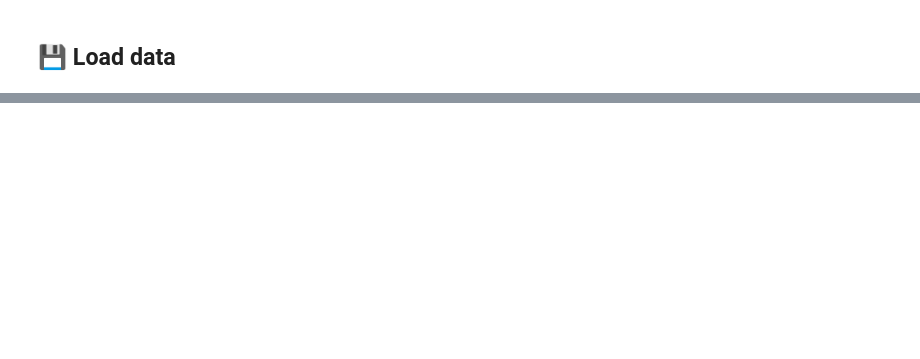
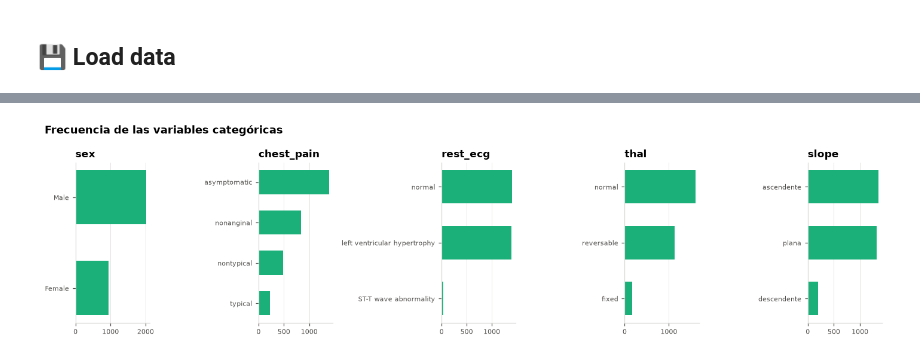
Before and after one commit to CarlosP1005/Heart---Data-Science-Project, a Jupyter notebook: notebooks/Exploracion_datos-cjps-2026-08-17.ipynb, the cells around one changed output, grey strips where cells are left out. Cells and saved outputs as stored; diff of their text form; code cells hidden in the pictures; blank space fills up the shorter version.

```diff
--- a/notebooks/Exploracion_datos-cjps-2026-08-17.ipynb
+++ b/notebooks/Exploracion_datos-cjps-2026-08-17.ipynb
@@ -80,0 +590,5 @@ From the results obtained, what ideas or proposals can be generated to continue
+# %%
+antes_n = len(df)
+df = df[~df.isna().all(axis=1)].reset_index(drop=True)
+print(f"Filas eliminadas (completamente vacías): {antes_n - len(df)}")
+print(f"Filas restantes: {len(df):,}")
@@ -80,0 +1050,21 @@ From the results obtained, what ideas or proposals can be generated to continue
+# %%
+cats = ["sex", "chest_pain", "rest_ecg", "thal", "slope"]
+fig, axes = plt.subplots(1, 5, figsize=(13, 3.4))
+for ax, col in zip(axes, cats):
+    vc = df[col].value_counts().sort_values()
+    ax.barh([str(i) for i in vc.index], vc.values, color=VERDE, height=0.6)
+    ax.set_title(col, loc="left")
+    ax.tick_params(labelsize=7)
+    ax.grid(axis="x", alpha=0.7)
+    ax.set_axisbelow(True)
+fig.suptitle(
+    "Frecuencia de las variables categóricas",
+    x=0.01,
+    ha="left",
+    fontsize=12,
+    fontweight="bold",
+)
+plt.tight_layout()
+plt.show()
+# %% [output]
+[figure, added]
```
Also changed, not shown: parts of 71 cells of this notebook, 35 other files.
